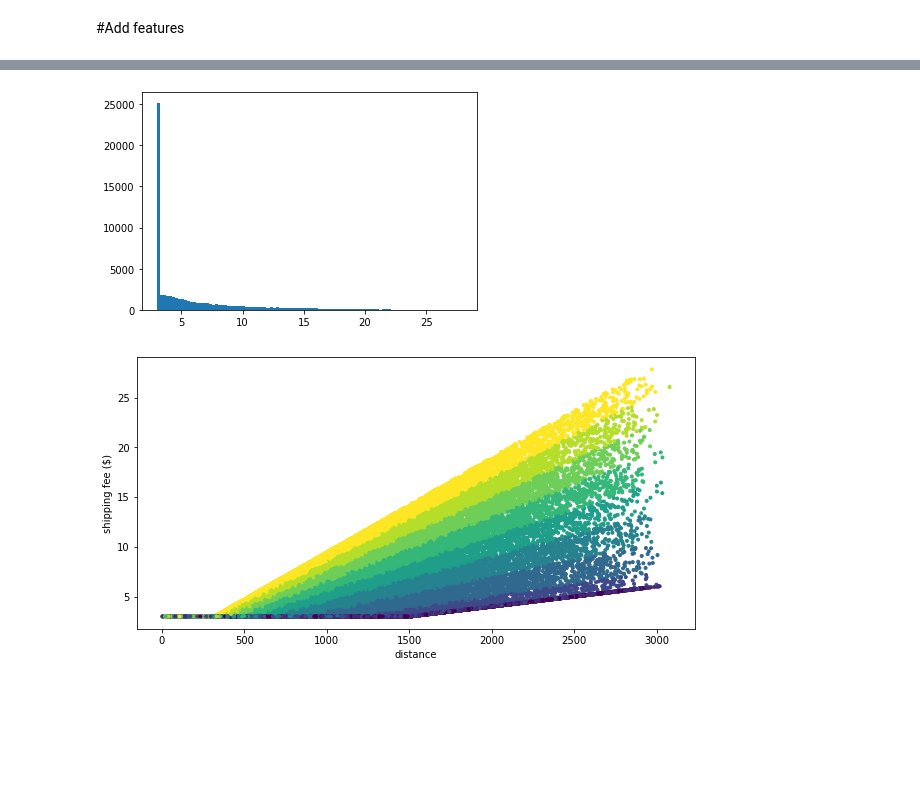
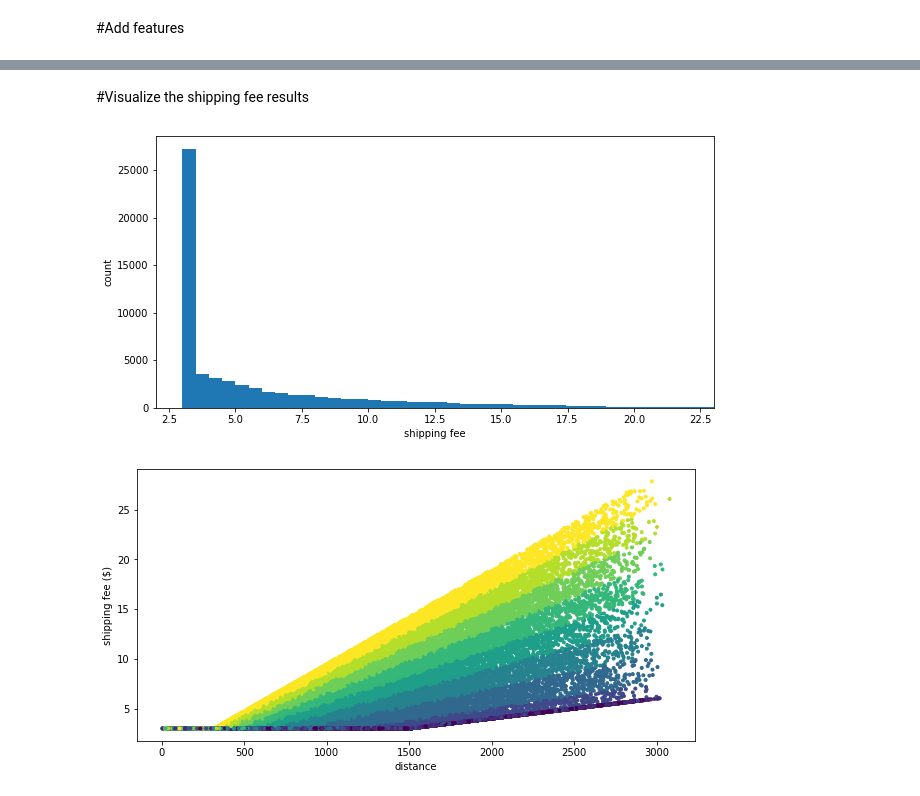
Before and after one commit to rzeller/sandbox, a Jupyter notebook: create_shipping_fee_data.ipynb, the cells around one changed output, grey strips where cells are left out. Saved outputs shown, nothing was run; the diff lists cells and outputs as text; code cells hidden in the pictures; blank space fills up the shorter version.

```diff
--- a/create_shipping_fee_data.ipynb
+++ b/create_shipping_fee_data.ipynb
@@ -5,35 +5,3 @@ import pandas as pd
 import numpy as np
 from matplotlib import pylab as plt
 import tensorflow as tf
-# %%
-
-
-
-def create_dataframe(mnist_x, mnist_y):
-  df = pd.DataFrame({'mnist_label': mnist_y})
-  df['image'] = [mnist_x[i,:,:] for i in range(mnist_x.shape[0])]
-  return df
-
-def add_features(df_in, min_weight, min_fee, rate):
-  df = df_in.copy()
-  df['weight'] = df['mnist_label'] + np.random.random(len(df)) - 0.5
-
-  # add pickup, dropoff, and distance
-  df[['pickup_x', 'pickup_y']] = generate_random_points(len(df))
-  df[['dropoff_x', 'dropoff_y']] = generate_random_points(len(df))
-  df['distance'] = np.sqrt((df['dropoff_x'] - df['pickup_x'])**2 + (df['dropoff_y'] - df['pickup_y'])**2)
-
-  # compute shipping fee
-  df['shipping_fee'] = np.maximum(np.maximum(df['weight'], min_weight) * df['distance'] * rate, min_fee)
-  return df
-
-mnist = tf.keras.datasets.mnist
-(x_train, y_train), (x_test, y_test) = mnist.load_data()
-
-df_train = create_dataframe(x_train, y_train)
-df_test = create_dataframe(x_test, y_test)
-
-df_train['train_test'] = 'train'
-df_test['train_test'] = 'test'
-
-df = pd.concat((df_train, df_test))
@@ -110,8 +73,14 @@ df.head()
-# %%
-plt.hist(df['shipping_fee'], bins=100)
-plt.show()
-# %% [output]
-[figure, removed]
+# %% [markdown]
+#Visualize the shipping fee results
+# %%
+plt.figure(figsize=(10, 5))
+plt.hist(df['shipping_fee'], bins=50)
+plt.xlabel('shipping fee')
+plt.ylabel('count')
+plt.xlim(2,23)
+plt.show()
+# %% [output]
+[figure, added]
 # %%
 plt.figure(figsize=(10,5))
 plt.scatter(df['distance'], df['shipping_fee'], c=df['mnist_label'], marker='.')
```
Also changed, not shown: parts of 7 cells of this notebook.
